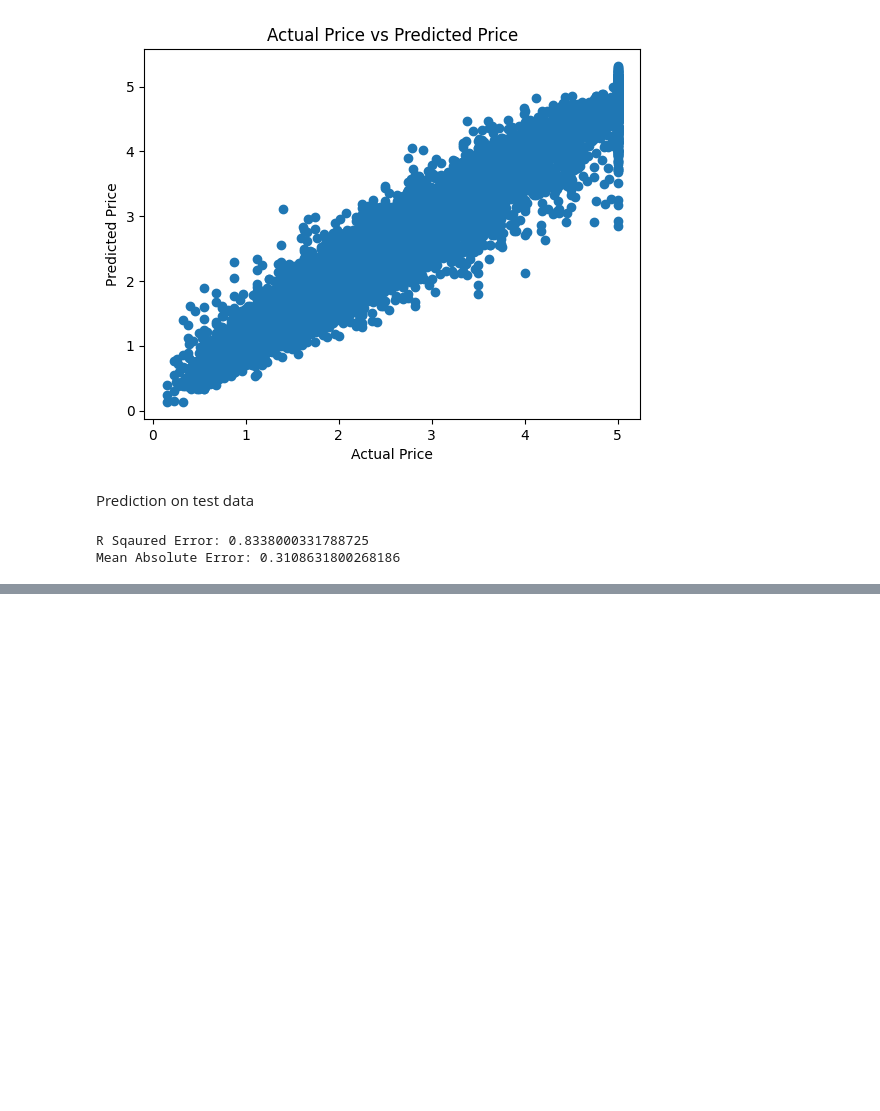
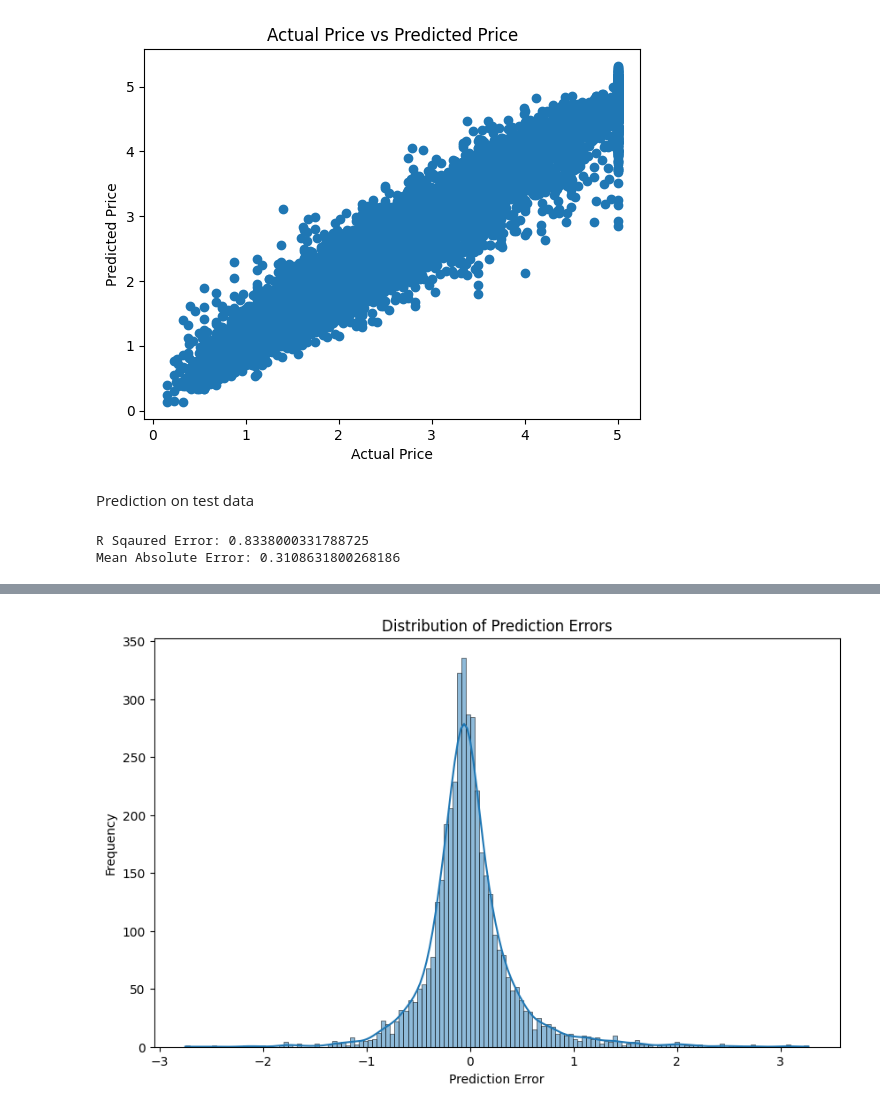
Before and after one commit to Mjsharma1234/FinGenius, a Jupyter notebook: House_Price_Prediction.ipynb, the cells around one changed output, grey strips where cells are left out. Drawn from its saved outputs; the diff is of its cells as text; code cells hidden in the pictures; blank space fills up the shorter version.

```diff
--- a/House_Price_Prediction.ipynb
+++ b/House_Price_Prediction.ipynb
@@ -276,0 +349,8 @@ Mean Absolute Error: 0.3108631800268186
+# %%
+# Instantiate models
+linear_reg_model = LinearRegression()
+random_forest_model = RandomForestRegressor(random_state=2)
+
+# Train models
+linear_reg_model.fit(X_train, Y_train)
+random_forest_model.fit(X_train, Y_train)
@@ -276,0 +451,17 @@ Mean Absolute Error: 0.3108631800268186
+# %%
+# Calculate prediction errors
+errors = Y_test - tuned_model_prediction
+
+# Create a DataFrame to analyze errors
+error_analysis_df = pd.DataFrame({
+    'Actual_Price': Y_test,
+    'Predicted_Price': tuned_model_prediction,
+    'Error': errors,
+    'Absolute_Error': np.abs(errors)
+})
+
+# Sort the DataFrame by absolute error in descending order
+sorted_error_analysis = error_analysis_df.sort_values(by='Absolute_Error', ascending=False)
+
+# Display the head of the sorted DataFrame
+display(sorted_error_analysis.head())
@@ -276,0 +475,10 @@ Mean Absolute Error: 0.3108631800268186
+# %%
+# Create a histogram of the prediction errors
+plt.figure(figsize=(10, 6))
+sns.histplot(error_analysis_df['Error'], kde=True)
+plt.title('Distribution of Prediction Errors')
+plt.xlabel('Prediction Error')
+plt.ylabel('Frequency')
+plt.show()
+# %% [output]
+[figure, added]
```
Also changed, not shown: parts of 47 cells of this notebook.
